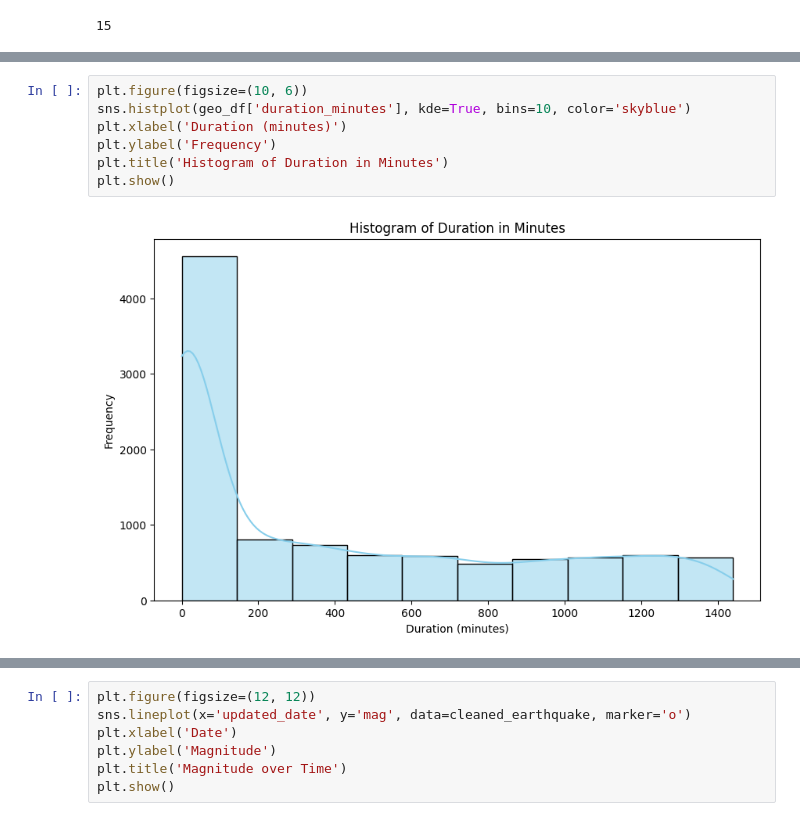
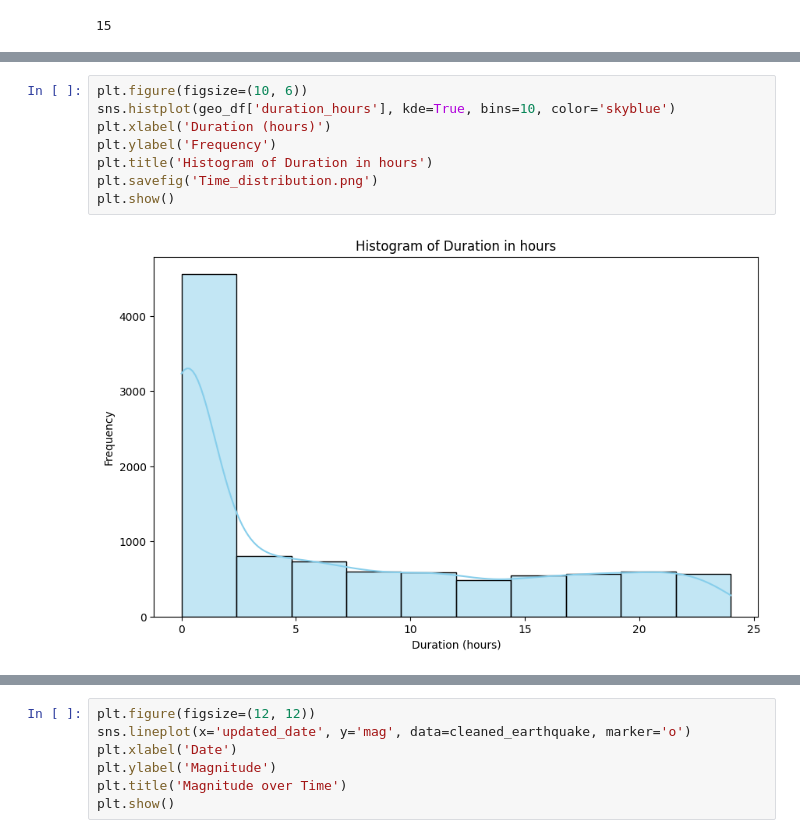
Before and after one commit to Mercymerine/Machine_Learning_1, a Jupyter notebook: cap_earthquake.ipynb, the cells around one changed output, grey strips where cells are left out. Cells and saved outputs as stored; diff of their text form.

```diff
--- a/cap_earthquake.ipynb
+++ b/cap_earthquake.ipynb
@@ -687,13 +705,14 @@ plt.show()
 [figure]
 # %%
 plt.figure(figsize=(10, 6))
-sns.histplot(geo_df['duration_minutes'], kde=True, bins=10, color='skyblue')
-plt.xlabel('Duration (minutes)')
+sns.histplot(geo_df['duration_hours'], kde=True, bins=10, color='skyblue')
+plt.xlabel('Duration (hours)')
 plt.ylabel('Frequency')
-plt.title('Histogram of Duration in Minutes')
+plt.title('Histogram of Duration in hours')
+plt.savefig('Time_distribution.png')
 plt.show()
 # %% [output]
-[figure, old version]
+[figure, new version]
 # %%
 plt.figure(figsize=(10, 6))
 sns.histplot(geo_df['mag'], kde=True, bins=10, color='skyblue')
```
Also changed, not shown: parts of 21 cells of this notebook.
